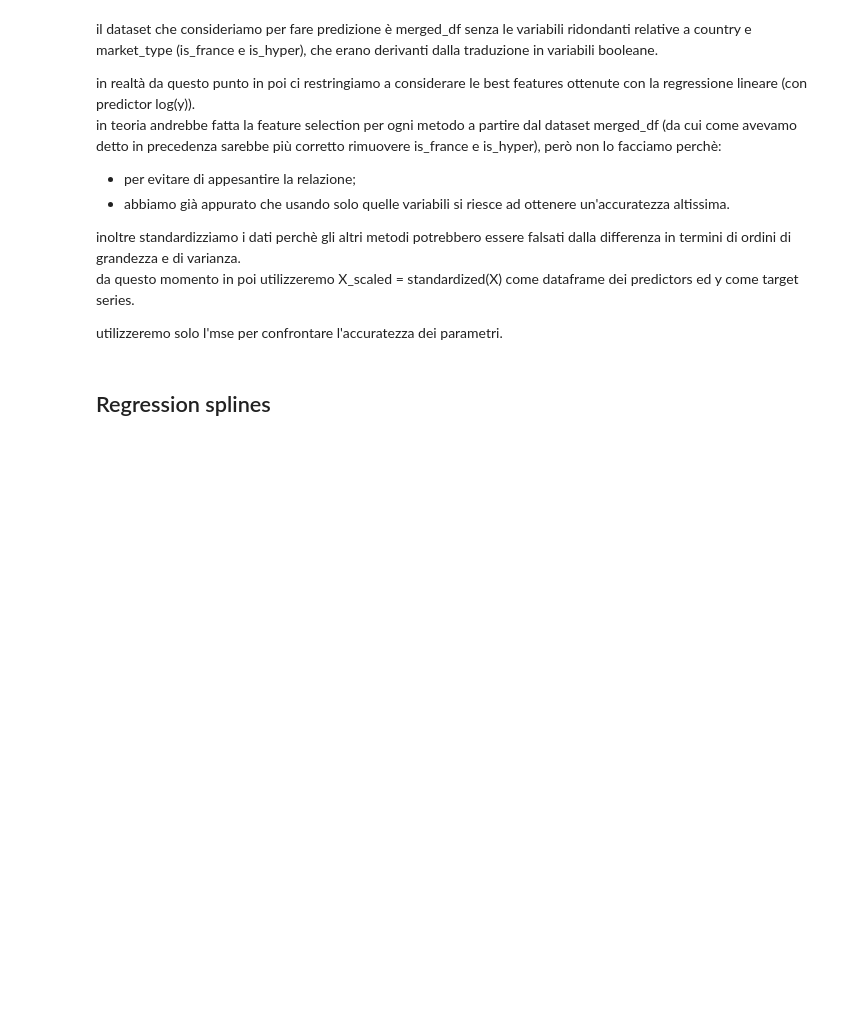
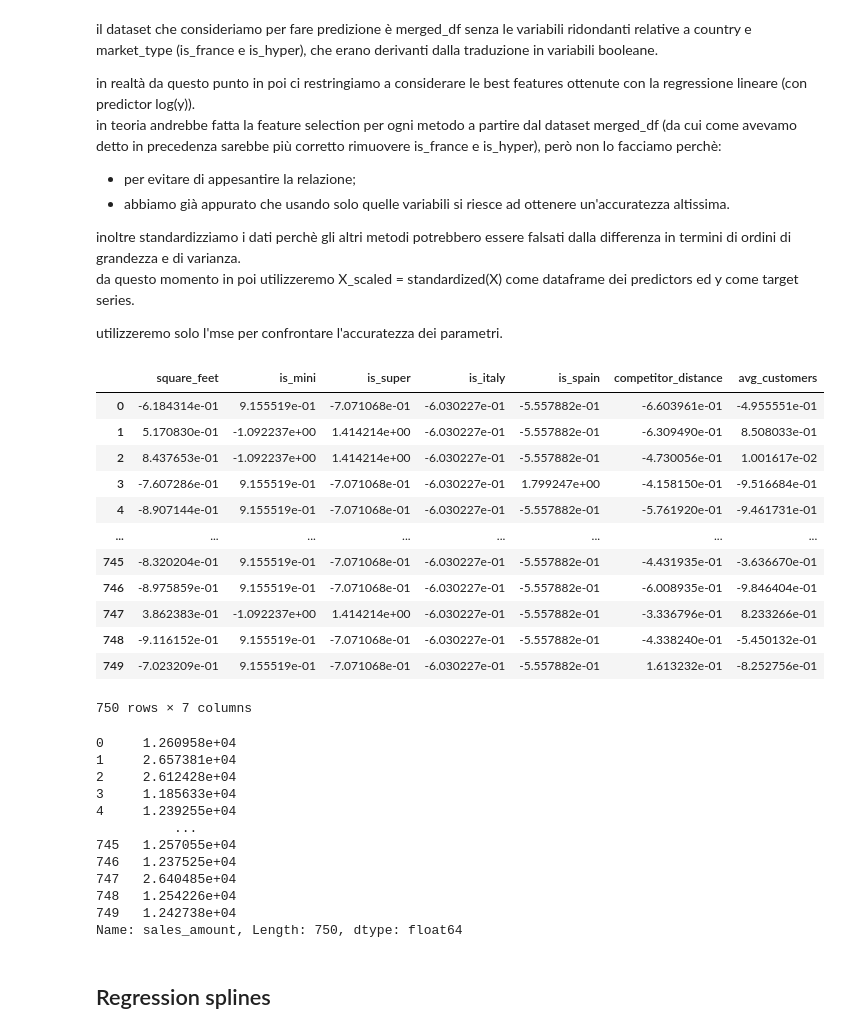
Before and after one commit to caporali/statistical_machine_learning_project, a Jupyter notebook: project_sml.ipynb, the cells around one changed output. Saved outputs shown, nothing was run; the diff lists cells and outputs as text; code cells hidden in the pictures; blank space fills up the shorter version.

```diff
--- a/project_sml.ipynb
+++ b/project_sml.ipynb
@@ -1599,9 +1633,5 @@ solution to heteroskedasticity: log of the target
 # %%
-# X_scaled
+# reload the dataset
 X = merged_df.loc[:, merged_df.columns != "sales_amount"]
-X_scaled = scaler.fit_transform(X)
-X_scaled = pd.DataFrame(X_scaled, columns = X.columns)
-
-# y
 y = merged_df["sales_amount"]
 # %%
@@ -1664,6 +1719,0 @@ cv_mse
-# %%
-X = merged_df[['square_feet', 'is_mini', 'is_super', 'is_italy', 'is_spain', 'competitor_distance', 'avg_customers']]
-X_scaled = scaler.fit_transform(X)
-X_scaled = pd.DataFrame(X_scaled, columns = X.columns)
-y = merged_df['sales_amount']
-display(X_scaled, pd.DataFrame(y))
@@ -1719,0 +1766,10 @@ vif
+# %%
+# set display format of pandas dataframes
+pd.set_option('display.float_format', lambda x: '%.6e' % x)
+
+# initialize a dataframe which will contain the test errors obtained with all the models
+cv_mse = pd.DataFrame([{"MSE": cv_errors["MSE"]["OLS best (forward)"]}])
+cv_mse = cv_mse.rename(index = {0: "linear regression"})
+cv_mse = pd.concat([cv_mse, pd.DataFrame([{"MSE": cv_errors["MSE"]["log OLS best (forward)"]}])])
+cv_mse = cv_mse.rename(index = {0: "log linear regression"})
+display(cv_mse)
@@ -1732,15 +1791,39 @@ da questo momento in poi utilizzeremo X_scaled = standardized(X) come dataframe
 
 utilizzeremo solo l'mse per confrontare l'accuratezza dei parametri.
 # %%
-# X_scaled
+# reload the dataset (best_features)
 X = merged_df[["square_feet", "is_mini", "is_super", "is_italy", "is_spain", "competitor_distance", "avg_customers"]]
 X_scaled = scaler.fit_transform(X)
 X_scaled = pd.DataFrame(X_scaled, columns = X.columns)
-
-# y
-y = merged_df[["sales_amount"]]
+y = merged_df["sales_amount"]
 
 display(X_scaled, y)
+# %% [output]
+|  | square_feet | is_mini | is_super | is_italy | is_spain | competitor_distance | avg_customers |
+| 0 | -6.184314e-01 | 9.155519e-01 | -7.071068e-01 | -6.030227e-01 | -5.557882e-01 | -6.603961e-01 | -4.955551e-01 |
+| 1 | 5.170830e-01 | -1.092237e+00 | 1.414214e+00 | -6.030227e-01 | -5.557882e-01 | -6.309490e-01 | 8.508033e-01 |
+| 2 | 8.437653e-01 | -1.092237e+00 | 1.414214e+00 | -6.030227e-01 | -5.557882e-01 | -4.730056e-01 | 1.001617e-02 |
+| 3 | -7.607286e-01 | 9.155519e-01 | -7.071068e-01 | -6.030227e-01 | 1.799247e+00 | -4.158150e-01 | -9.516684e-01 |
+| 4 | -8.907144e-01 | 9.155519e-01 | -7.071068e-01 | -6.030227e-01 | -5.557882e-01 | -5.761920e-01 | -9.461731e-01 |
+| ... | ... | ... | ... | ... | ... | ... | ... |
+| 745 | -8.320204e-01 | 9.155519e-01 | -7.071068e-01 | -6.030227e-01 | -5.557882e-01 | -4.431935e-01 | -3.636670e-01 |
+| 746 | -8.975859e-01 | 9.155519e-01 | -7.071068e-01 | -6.030227e-01 | -5.557882e-01 | -6.008935e-01 | -9.846404e-01 |
+| 747 | 3.862383e-01 | -1.092237e+00 | 1.414214e+00 | -6.030227e-01 | -5.557882e-01 | -3.336796e-01 | 8.233266e-01 |
+| 748 | -9.116152e-01 | 9.155519e-01 | -7.071068e-01 | -6.030227e-01 | -5.557882e-01 | -4.338240e-01 | -5.450132e-01 |
+| 749 | -7.023209e-01 | 9.155519e-01 | -7.071068e-01 | -6.030227e-01 | -5.557882e-01 | 1.613232e-01 | -8.252756e-01 |
+750 rows × 7 columns
+0     1.260958e+04
+1     2.657381e+04
+2     2.612428e+04
+3     1.185633e+04
+4     1.239255e+04
+          ...
+745   1.257055e+04
+746   1.237525e+04
+747   2.640485e+04
+748   1.254226e+04
+749   1.242738e+04
+Name: sales_amount, Length: 750, dtype: float64
 # %%
 # polynomial degree d
 for d in range(2, 5):
```
Also changed, not shown: parts of 59 cells of this notebook, 1 other file.
